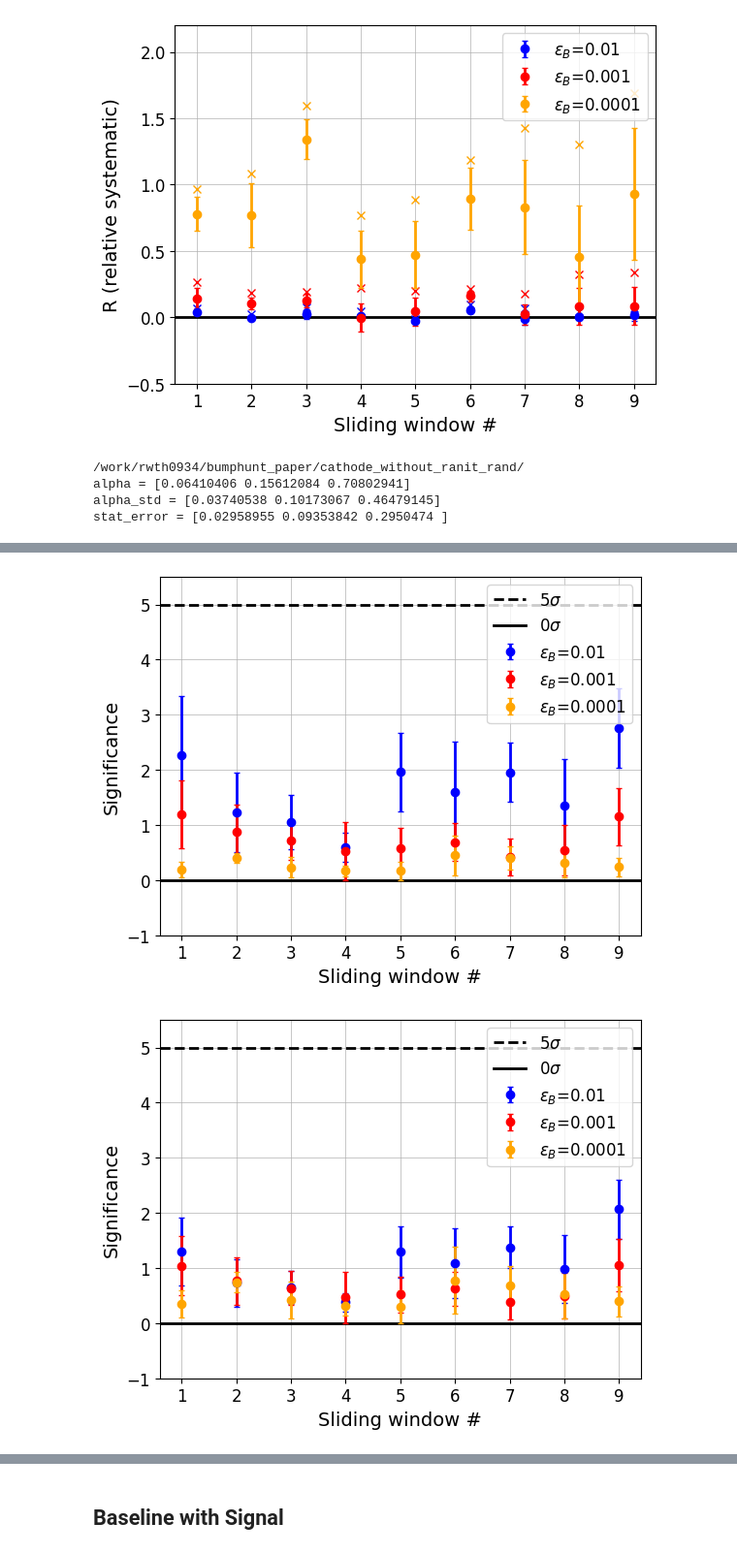
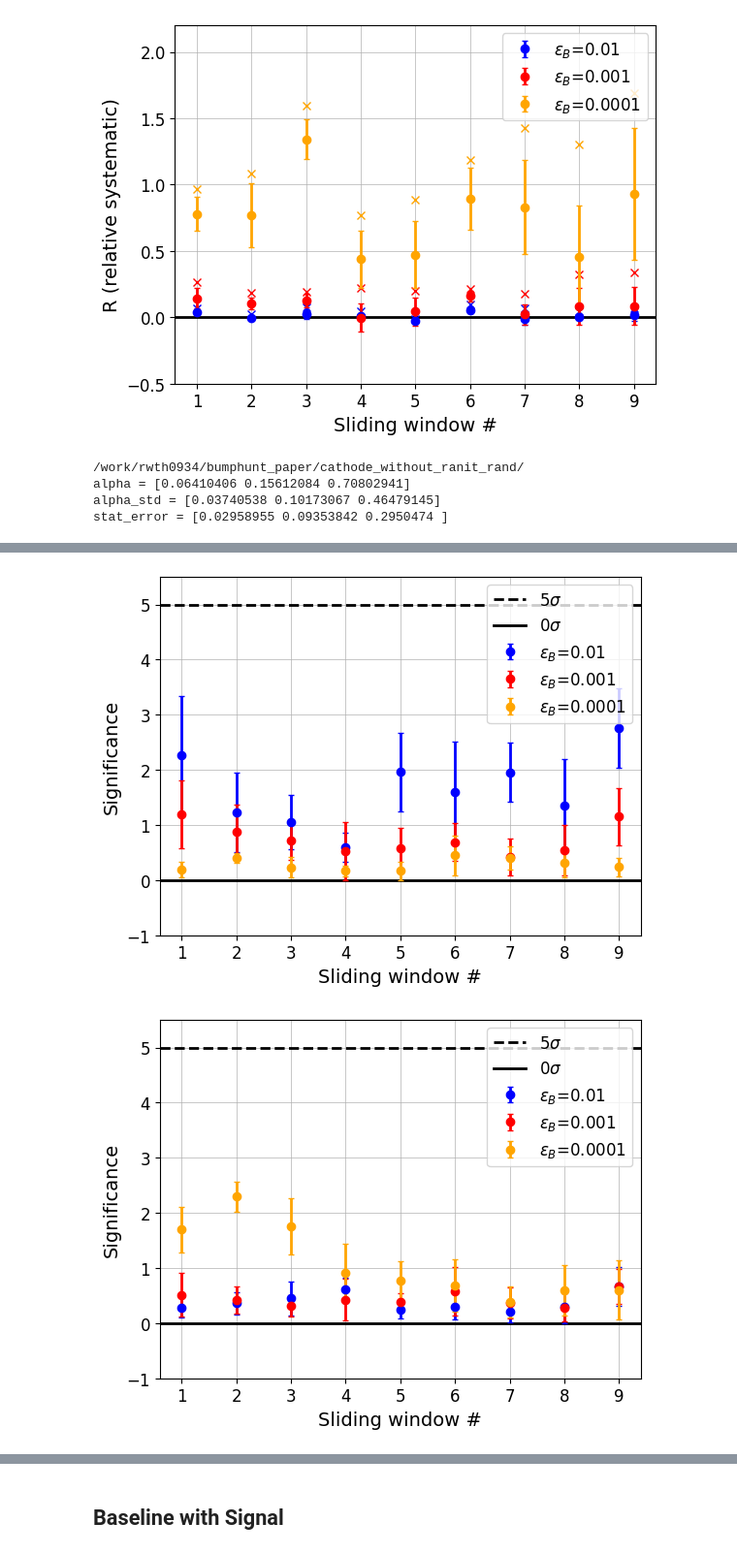
Before and after one commit to mariehein/bumphunt_paper, a Jupyter notebook: bumphunt_ranit_rand.ipynb, the cells around one changed output, grey strips where cells are left out. Shown at 97% size. Drawn from its saved outputs; the diff is of its cells as text; code cells hidden in the pictures.

Commit message:
moving towards final plots

```diff
--- a/bumphunt_ranit_rand.ipynb
+++ b/bumphunt_ranit_rand.ipynb
@@ -6,7 +7,7 @@ import matplotlib.pyplot as plt
 general_directory = "/hpcwork/zu992399/bumphunt_paper/"
 general_directory_project = "/work/rwth0934/bumphunt_paper/"
 general_directory_work = "/work/zu992399/bumphunt_paper/"
-plotting = "plots/testing/"
+plotting = "plots/cathode/"
 
 min_error = -0.5
 max_error = 2.2
@@ -16,3 +17,13 @@ max_sig = 10
 max_sig_no = 5.5
 # %% [markdown]
 ## Baseline without Signal
+# %%
+folder = "/hpcwork/rwth0934/bumphunt_paper/"+"cathode_without_Herwig_ranit_rand/"
+results, rel_results, true_results, rel_error, exp = bp.bump_hunt(folder)
+ranit_Herwig_error = np.mean(rel_error,axis=(1,2))
+cathode_stat = np.mean(exp,axis=(1,2))
+cathode_sys_Herwig = np.std(rel_error, axis=(1,2))
+print("alpha =",ranit_Herwig_error)
+print("alpha_std =", np.std(rel_error, axis=(1,2)))
+print("stat_error =",cathode_stat)
+bp.plotting_error(rel_error, "cathode_Herwig", min=min_error, max=max_error, plotting_directory=plotting)
@@ -35,28 +52,28 @@ stat_error = [0.02958956 0.09353835 0.29504698]
 # %%
 folder = general_directory_project+"cathode_without_ranit_rand/"
 results, rel_results, true_results, rel_error, exp, info = bp.bump_hunt(folder, reuse=True)
 cathode_error = np.mean(rel_error,axis=(1,2))
 cathode_stat = np.mean(exp,axis=(1,2))
 cathode_sys = np.std(rel_error, axis=(1,2))
 print("alpha =",cathode_error)
 print("alpha_std =", np.std(rel_error, axis=(1,2)))
 print("stat_error =",cathode_stat)
-bp.plotting_error(rel_error, "cathode_without_ranit", min=min_error, max=max_error, plotting_directory =plotting)
+bp.plotting_error(rel_error, "cathode_without", min=min_error, max=max_error, plotting_directory =plotting)
 
-results, rel_results, true_results, rel_error, exp = bp.bump_hunt_reuse(info, err=ranit_SB_error, err_err=ranit_SB_error)
+results, rel_results, true_results, rel_error, exp = bp.bump_hunt_reuse(info, err=ranit_SB_error)
 bp.plotting(rel_results, true_results, "ranit_without_SB", min=min_sig, max = max_sig_no, plotting_directory=plotting)
 
-results, rel_results, true_results, rel_error, exp = bp.bump_hunt_reuse(info, err=ranit_SB_error, err_err=cathode_sys_SB)
-bp.plotting(rel_results, true_results, "ranit_without_SB", min=min_sig, max = max_sig_no, plotting_directory=plotting)
+results, rel_results, true_results, rel_error, exp = bp.bump_hunt_reuse(info, err=ranit_Herwig_error)
+bp.plotting(rel_results, true_results, "ranit_without_Herwig", min=min_sig, max = max_sig_no, plotting_directory=plotting)
 
-err = np.array([max([cathode_sys_SB[i],ranit_SB_error[i]]) for i in range(3)])
-results, rel_results, true_results, rel_error, exp = bp.bump_hunt_reuse(info, err=ranit_SB_error, err_err=err)
-bp.plotting(rel_results, true_results, "ranit_without_SB", min=min_sig, max = max_sig_no, plotting_directory=plotting)
+err = np.array([max([ranit_SB_error[i],ranit_Herwig_error[i]]) for i in range(3)])
+results, rel_results, true_results, rel_error, exp = bp.bump_hunt_reuse(info, err=err)
+bp.plotting(rel_results, true_results, "ranit_without_Herwig_SB", min=min_sig, max = max_sig_no, plotting_directory=plotting)
 # %% [output]
 /work/rwth0934/bumphunt_paper/cathode_without_ranit_rand/
 alpha = [0.06410406 0.15612084 0.70802941]
 alpha_std = [0.03740538 0.10173067 0.46479145]
 stat_error = [0.02958955 0.09353842 0.2950474 ]
 [figure]
 [figure]
-[figure, old version]
+[figure, new version]
```
Also changed, not shown: parts of 10 cells of this notebook, 9 other files.
